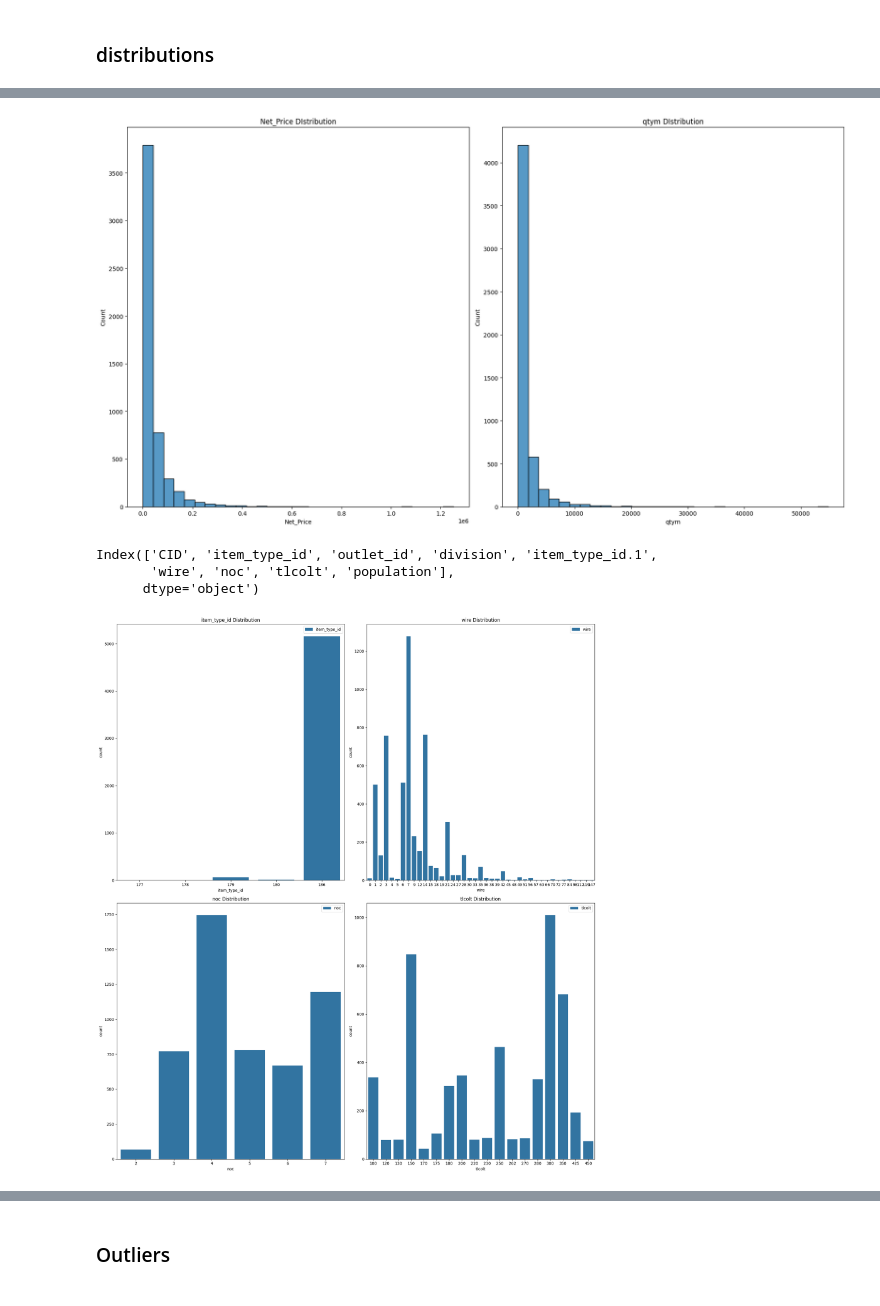
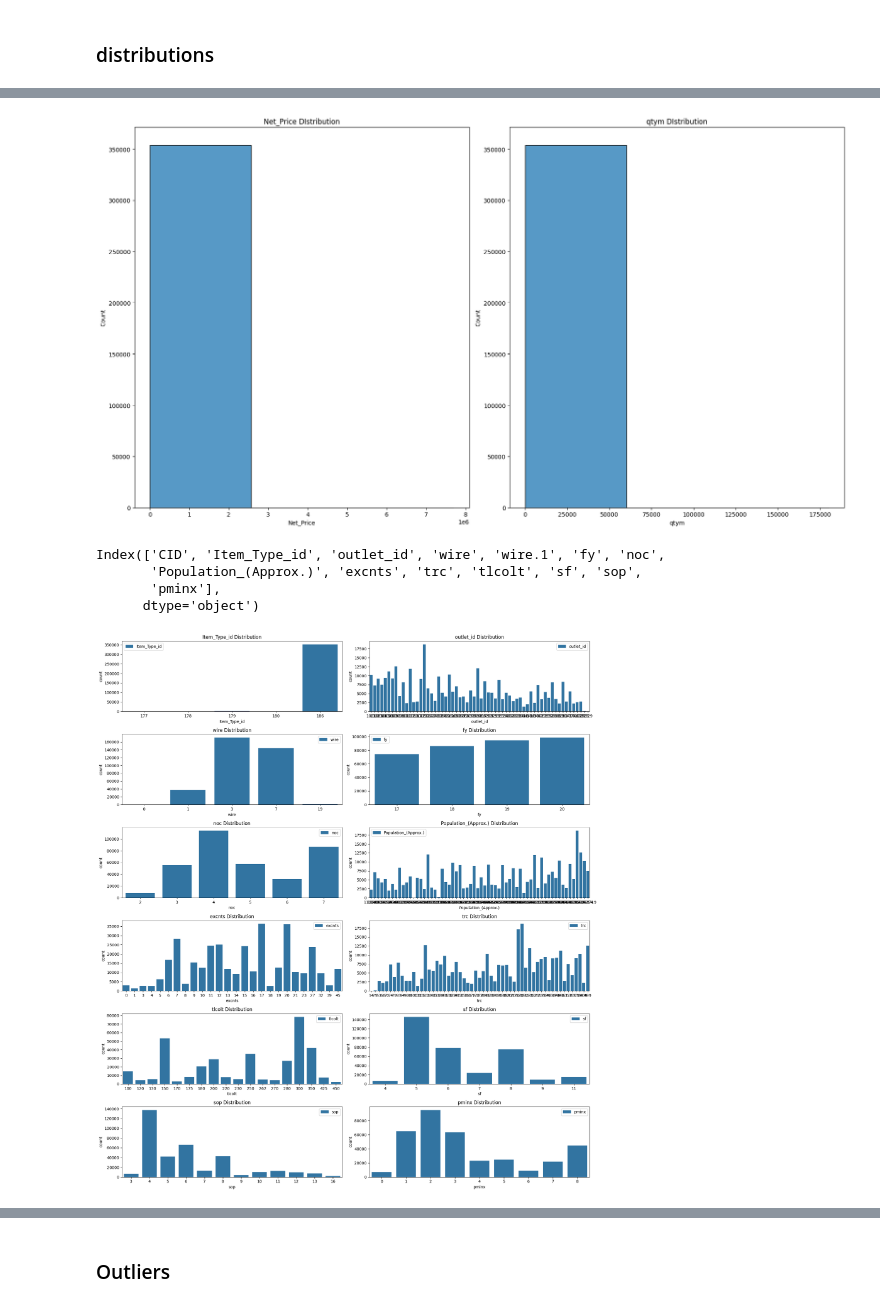
Before and after one commit to Maruf2309/demand-forecast-SQGroup, a Jupyter notebook: notebooks/b_PreProcess/a_EDA.ipynb, the cells around one changed output, grey strips where cells are left out. Drawn from its saved outputs; the diff is of its cells as text; code cells hidden in the pictures.

```diff
--- a/notebooks/b_PreProcess/a_EDA.ipynb
+++ b/notebooks/b_PreProcess/a_EDA.ipynb
@@ -163,0 +213,3 @@ Index(['CID', 'item_type_id', 'item_type', 'size', 'date', 'Category', 'grade',
+# %%
+df['Literacy_Rate_(%)'] = df['Literacy_Rate_(%)'].apply(float)
+df['date'] = pd.to_datetime(df['date'])
@@ -197,16 +269,18 @@ Index(['qtym', 'Net_Price', 'tmtm', 'rm', 'Area_(km)^2', 'dfc',
       dtype='object')
 # %%
 # Continuous Feature distribution
-cols = list(df.select_dtypes(['float64']).columns)[2:] +['population',]
-fig, grid = plt.subplots(3, 2, figsize=(18, 20))
+cols = ['rm', 'dfc', 'Area_(km)^2', 'pcx', 'exach', 'tmtm','tms_cr', 'mas', 'kpi', 'Literacy_Rate_(%)','Population_(Approx.)',]
+fig, grid = plt.subplots(6, 2, figsize=(18, 20))
 colId = 0
 colorPallette = ['set1', 'set2', 'set3']
-for row in range(3):
+for row in range(6):
     for col in range(2):
         feature = cols[colId]
         sns.histplot(data=df, ax=grid[row, col], x=feature, label=feature, bins=30)
         grid[row, col].set_title(f'{feature} DIstribution')
         colId += 1
+        if colId == 11:
+            break
 plt.tight_layout()
 plt.show()
 # %% [output]
@@ -214,34 +288,36 @@ plt.show()
 # %%
 # Targets distribution
 fig, grid = plt.subplots(1, 2, figsize=(18, 10))
-sns.histplot(data=df, ax=grid[0], x='Net_Price', label='Net_Price', bins=30)
+sns.histplot(data=df, ax=grid[0], x='Net_Price', label='Net_Price', bins=3)
 grid[0].set_title(f'Net_Price DIstribution')
-sns.histplot(data=df, ax=grid[1], x='qtym', label='qtym', bins=30)
+sns.histplot(data=df, ax=grid[1], x='qtym', label='qtym', bins=3)
 grid[1].set_title(f'qtym DIstribution')
 plt.tight_layout()
 plt.show()
 # %% [output]
-[figure, old version]
+[figure, new version]
 # %%
 df.select_dtypes('int64').columns
 # %% [output]
-Index(['CID', 'item_type_id', 'outlet_id', 'division', 'item_type_id.1',
-       'wire', 'noc', 'tlcolt', 'population'],
+Index(['CID', 'Item_Type_id', 'outlet_id', 'wire', 'wire.1', 'fy', 'noc',
+       'Population_(Approx.)', 'excnts', 'trc', 'tlcolt', 'sf', 'sop',
+       'pminx'],
       dtype='object')
 # %%
 # Discrete Feature distribution
-cols = ['item_type_id', 'wire', 'noc', 'tlcolt']
-fig, grid = plt.subplots(2, 2, figsize=(18, 20))
+cols = ['Item_Type_id', 'outlet_id', 'wire', 'fy', 'noc','Population_(Approx.)', 'excnts', 'trc', 'tlcolt', 'sf', 'sop',
+       'pminx']
+fig, grid = plt.subplots(6, 2, figsize=(18, 20))
 colId = 0
 
-for row in range(2):
+for row in range(6):
     for col in range(2):
         feature = cols[colId]
         sns.countplot(data=df, ax=grid[row, col], x=feature, label=feature)
         grid[row, col].set_title(f'{feature} Distribution')
         colId += 1
 plt.tight_layout()
 plt.show()
 # %% [output]
-[figure, old version]
+[figure, new version]
 # %%
```
Also changed, not shown: parts of 37 cells of this notebook, 5 other files.
